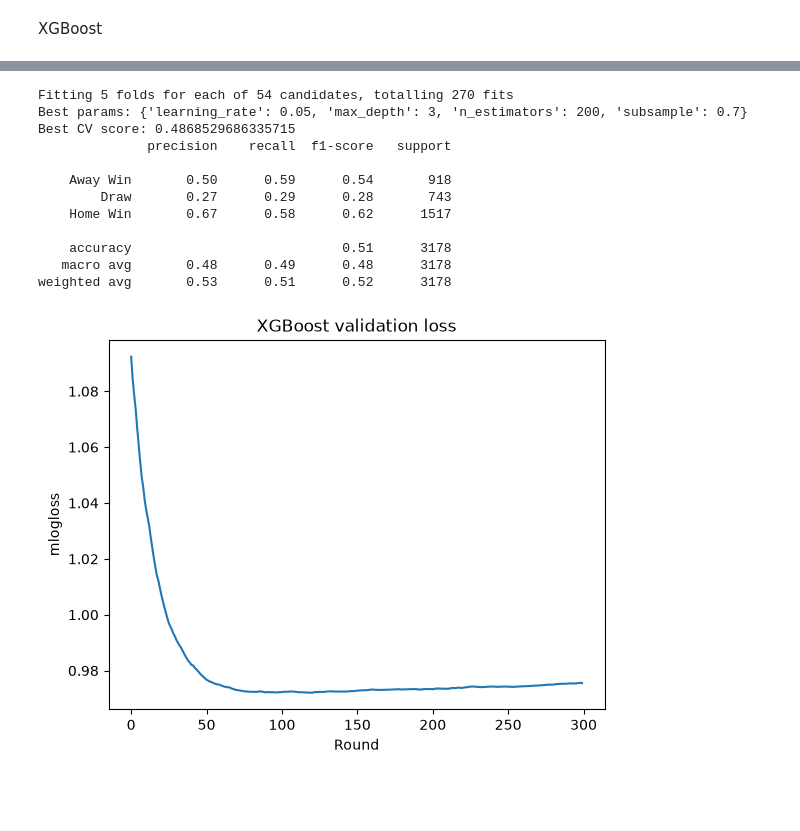
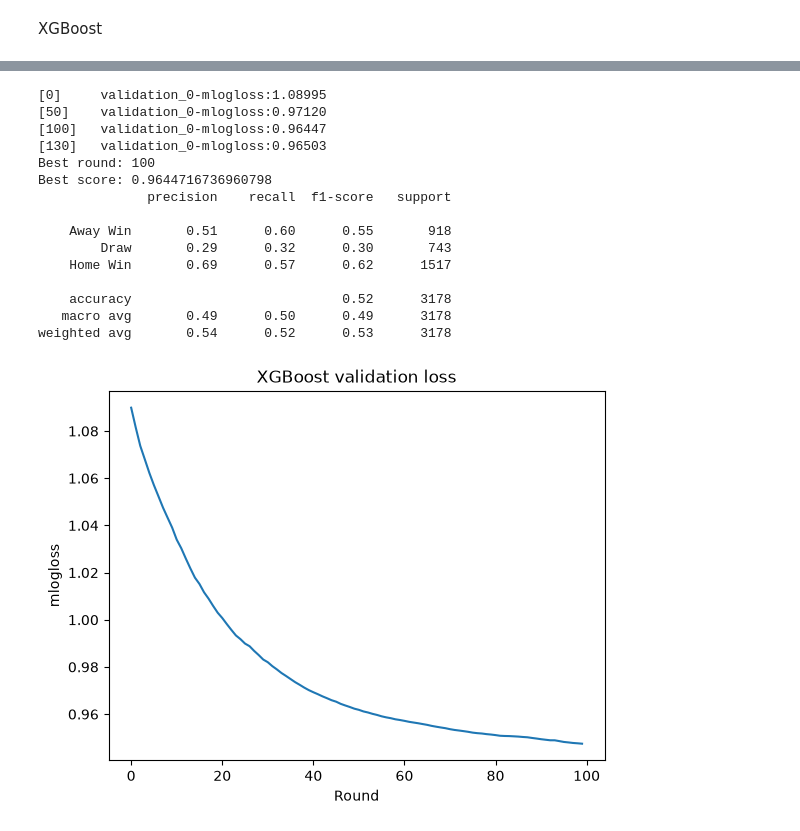
Before and after one commit to 17MaNN/WC26, a Jupyter notebook: notebooks/data_model.ipynb, the cells around one changed output, grey strips where cells are left out. Drawn from its saved outputs; the diff is of its cells as text; code cells hidden in the pictures; blank space fills up the shorter version.

Commit message:
Phase - 02 done with best model and notebooks

```diff
--- a/notebooks/data_model.ipynb
+++ b/notebooks/data_model.ipynb
@@ -188,14 +188,19 @@ from sklearn.model_selection import train_test_split
 
 df = pd.read_csv(r'C:\WC26\data\wc_features.csv')
 
-features = ['elo_diff', 'form_diff', 'is_neutral', 'tournament_weight']
-X = df[features]
+features = [
+    'elo_diff', 'form_diff', 'is_neutral', 'tournament_weight',
+    'avg_goals_diff', 'defense_diff', 'is_major_tournament', 'h2h_home_wins'
+]
+X = df[features].fillna(0)  # 0 = no history available, sensible default
 y = df['outcome']
 
 X_train, X_test, y_train, y_test = train_test_split(
     X, y, test_size=0.2, random_state=42, stratify=y
 )
 
+print(X_train.isna().sum())  # should be all zeros now
+
 print(X_train.shape, X_test.shape)
 print(y.value_counts(normalize=True))  # check class balance
 # %% [output]
@@ -247,7 +261,7 @@ xgb_final = XGBClassifier(
     random_state=42
 )
 
-xgb_final.fit(X_train, y_train, sample_weight=weights)
+xgb_final.fit(X_train, y_train, eval_set=[(X_train, y_train), (X_test, y_test)],sample_weight=weights)
 
 y_pred = xgb_final.predict(X_test)
 print("Accuracy:", accuracy_score(y_test, y_pred))
@@ -288,48 +309,56 @@ from sklearn.model_selection import GridSearchCV
 params = {
     'max_depth': [3, 4, 5],
     'learning_rate': [0.01, 0.05, 0.1],
-    'n_estimators': [200, 300, 500],
+    'n_estimators': [200, 400, 600],   # was capped at 200
     'subsample': [0.7, 0.8],
 }
 
-xgb_base = XGBClassifier(eval_metric='mlogloss', random_state=42)
-
-grid = GridSearchCV(
-    xgb_base, params,
-    cv=5,
-    scoring='f1_macro',   # macro f1 balances all 3 classes equally
-    verbose=1,
-    n_jobs=-1
+xgb_es = XGBClassifier(
+    learning_rate=0.05,
+    max_depth=4,
+    subsample=0.7,
+    colsample_bytree=0.8,
+    eval_metric='mlogloss',
+    early_stopping_rounds=30,
+    n_estimators=1000,
+    random_state=42
 )
 
-grid.fit(X_train, y_train, sample_weight=weights)
+xgb_es.fit(
+    X_train, y_train,
+    sample_weight=weights,
+    eval_set=[(X_test, y_test)],
+    verbose=50
+)
 
-print("Best params:", grid.best_params_)
-print("Best CV score:", grid.best_score_)
+print("Best round:", xgb_es.best_iteration)
+print("Best score:", xgb_es.best_score)
 
-best_model = grid.best_estimator_
-y_pred = best_model.predict(X_test)
+y_pred = xgb_es.predict(X_test)
 print(classification_report(y_test, y_pred, target_names=['Away Win','Draw','Home Win']))
 # %% [output]
-Fitting 5 folds for each of 54 candidates, totalling 270 fits
-Best params: {'learning_rate': 0.05, 'max_depth': 3, 'n_estimators': 200, 'subsample': 0.7}
-Best CV score: 0.4868529686335715
+[0]     validation_0-mlogloss:1.08995
+[50]    validation_0-mlogloss:0.97120
+[100]   validation_0-mlogloss:0.96447
+[130]   validation_0-mlogloss:0.96503
+Best round: 100
+Best score: 0.9644716736960798
               precision    recall  f1-score   support
 
-    Away Win       0.50      0.59      0.54       918
-        Draw       0.27      0.29      0.28       743
-    Home Win       0.67      0.58      0.62      1517
+    Away Win       0.51      0.60      0.55       918
+        Draw       0.29      0.32      0.30       743
+    Home Win       0.69      0.57      0.62      1517
 
-    accuracy                           0.51      3178
-   macro avg       0.48      0.49      0.48      3178
-weighted avg       0.53      0.51      0.52      3178
+    accuracy                           0.52      3178
+   macro avg       0.49      0.50      0.49      3178
+weighted avg       0.54      0.52      0.53      3178
 # %%
-results = xgb.evals_result()
+results = xgb_final.evals_result()
 plt.plot(results['validation_0']['mlogloss'])
 plt.xlabel('Round')
 plt.ylabel('mlogloss')
 plt.title('XGBoost validation loss')
 plt.show()
 # if it bottoms out at round ~80-100, set n_estimators to that
 # %% [output]
-[figure, old version]
+[figure, new version]
```
Also changed, not shown: parts of 7 cells of this notebook.
